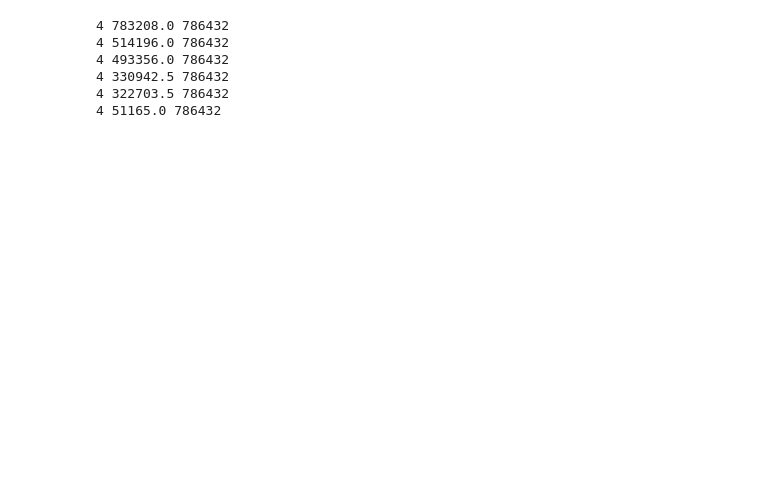
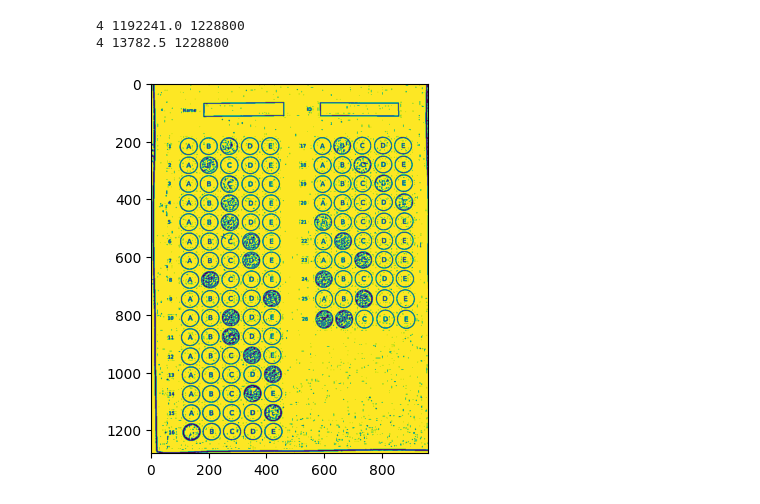
Before and after one commit to EslamAsHhraf/Grades-auto-filler, a Jupyter notebook: Untitled.ipynb, the cells around one changed output. Drawn from its saved outputs; the diff is of its cells as text; code cells hidden in the pictures; blank space fills up the shorter version.

```diff
--- a/Untitled.ipynb
+++ b/Untitled.ipynb
@@ -35,18 +34,15 @@ def extract_the_paper_from_image(image):
                     break
         return paper
 # %%
-image= cv2.imread('mo3eeed.jpg')
+image= cv2.imread('dataset/inputs/CameraFive0.jpeg')
 paper=extract_the_paper_from_image(image)
 temp=paper.copy()
 #paper=extract_the_paper_from_image(paper)
 bubble_size=(5,50)
 # %% [output]
-4 783208.0 786432
-4 514196.0 786432
-4 493356.0 786432
-4 330942.5 786432
-4 322703.5 786432
-4 51165.0 786432
+4 1192241.0 1228800
+4 13782.5 1228800
+[figure, added]
 # %%
 # Get the gray scale paper
 gray_scale_paper = cv2.cvtColor(paper,cv2.COLOR_BGR2GRAY)
```
Also changed, not shown: parts of 15 cells of this notebook.
